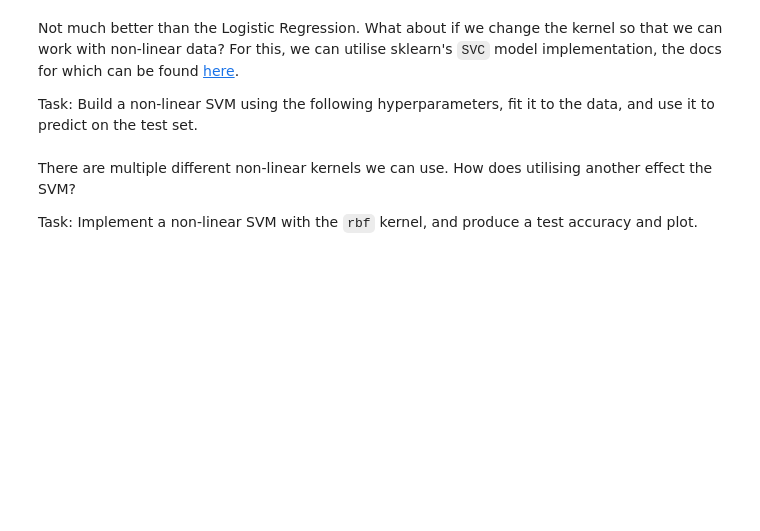
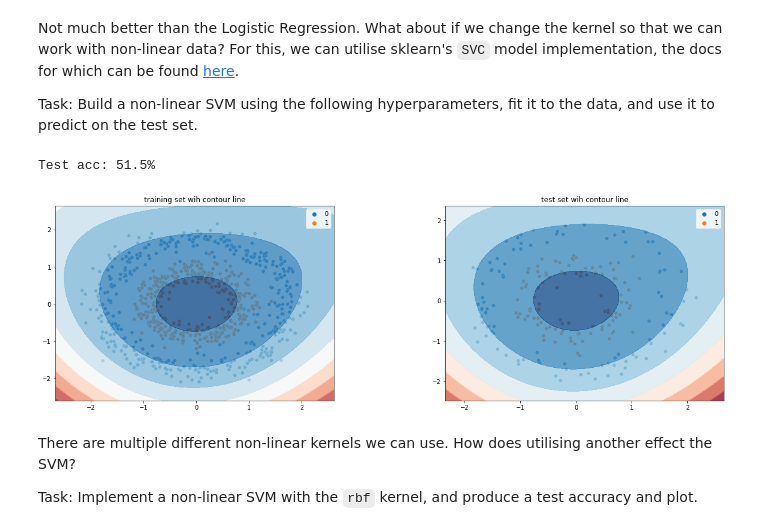
Before and after one commit to vikramnayyarcs/contemporary-data-science, a Jupyter notebook: 02-non-linearly-separable-data.ipynb, the cells around one changed output. Drawn from its saved outputs; the diff is of its cells as text; code cells hidden in the pictures; blank space fills up the shorter version.

```diff
--- a/02-non-linearly-separable-data.ipynb
+++ b/02-non-linearly-separable-data.ipynb
@@ -185,16 +166,24 @@ Task: Build a non-linear SVM using the following hyperparameters, fit it to the
 # %%
 from sklearn.svm import SVC
 
 kernel = 'poly'
 degree = 3
 C = 5
 coef0 = 1
 
-non_linear_svm = #...
+non_linear_svm = SVC(kernel=kernel, degree=degree, C=C, coef0=coef0)
+non_linear_svm.fit(data_train, labels_train)
+
+non_linear_svm_label_predictions = svm.predict(data_test_scaled)
+test_acc = accuracy_score(labels_test, non_linear_svm_label_predictions)
+
 
 print(f"Test acc: {test_acc * 100}%")
 plot_contour_fit(non_linear_svm, data_train_scaled, labels_train,
                  data_test_scaled, labels_test)
+# %% [output]
+Test acc: 51.5%
+[figure, added]
 # %% [markdown]
 There are multiple different non-linear kernels we can use. How does utilising another effect the SVM?
 
```
Also changed, not shown: parts of 6 cells of this notebook.
